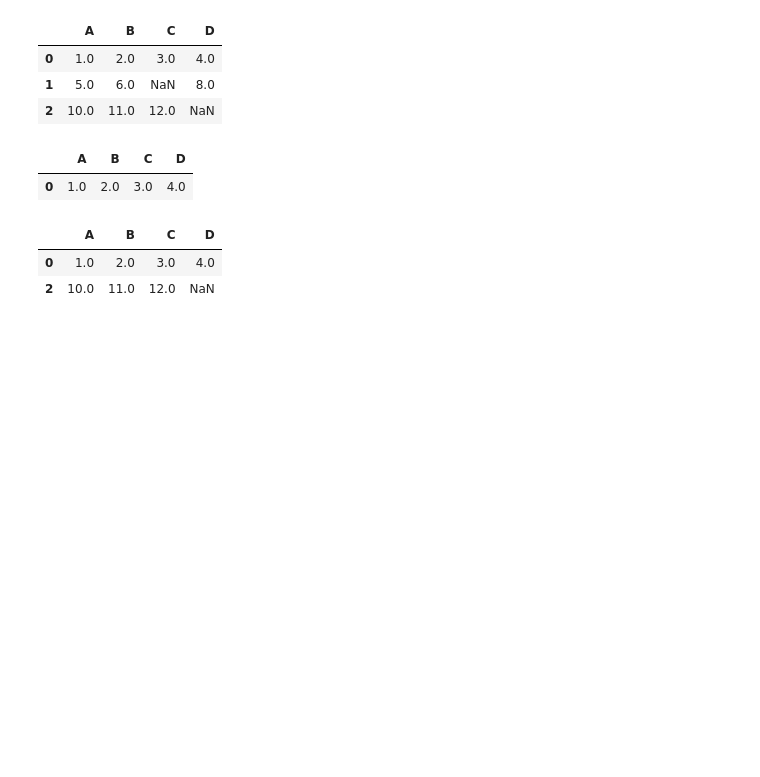
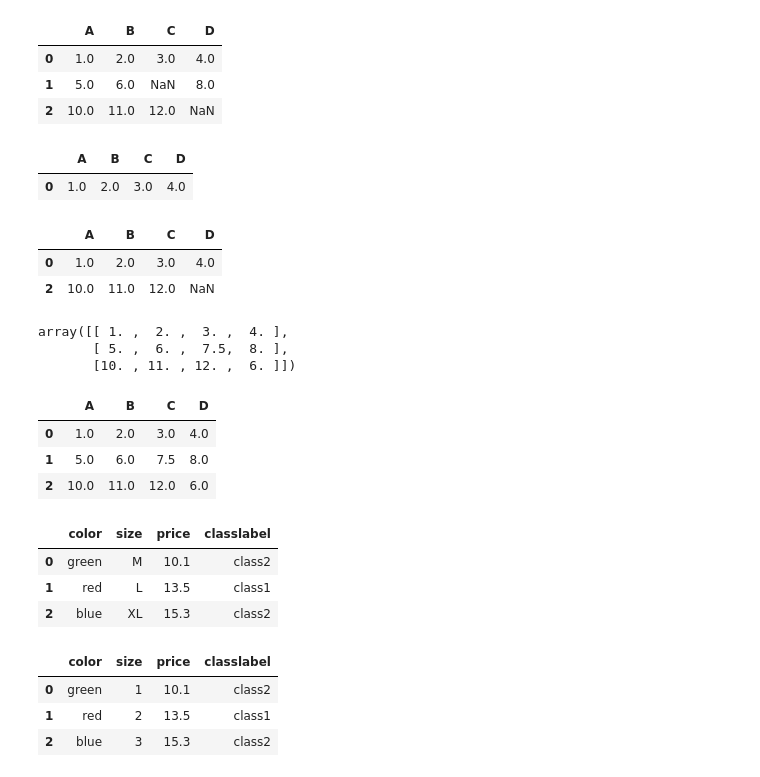
Before and after one commit to afif-af/ml_pytorch_scikitlearn, a Jupyter notebook: Chapter04ml_pytorch.ipynb, the cells around one changed output. Saved outputs shown, nothing was run; the diff lists cells and outputs as text; code cells hidden in the pictures; blank space fills up the shorter version.

```diff
--- a/Chapter04ml_pytorch.ipynb
+++ b/Chapter04ml_pytorch.ipynb
@@ -64,0 +68,16 @@ df.dropna(subset=['C'])
+# %%
+imr= SimpleImputer(missing_values=np.nan, strategy='mean')
+imr=imr.fit(df.values)
+imputed_data=imr.transform(df.values)
+imputed_data
+# %% [output]
+array([[ 1. ,  2. ,  3. ,  4. ],
+       [ 5. ,  6. ,  7.5,  8. ],
+       [10. , 11. , 12. ,  6. ]])
+# %%
+df.fillna(df.mean())
+# %% [output]
+|  | A | B | C | D |
+| 0 | 1.0 | 2.0 | 3.0 | 4.0 |
+| 1 | 5.0 | 6.0 | 7.5 | 8.0 |
+| 2 | 10.0 | 11.0 | 12.0 | 6.0 |
@@ -64,0 +93,7 @@ df.dropna(subset=['C'])
+# %%
+df
+# %% [output]
+|  | color | size | price | classlabel |
+| 0 | green | M | 10.1 | class2 |
+| 1 | red | L | 13.5 | class1 |
+| 2 | blue | XL | 15.3 | class2 |
@@ -64,0 +108,7 @@ df.dropna(subset=['C'])
+# %%
+df
+# %% [output]
+|  | color | size | price | classlabel |
+| 0 | green | 1 | 10.1 | class2 |
+| 1 | red | 2 | 13.5 | class1 |
+| 2 | blue | 3 | 15.3 | class2 |
```
Also changed, not shown: parts of 28 cells of this notebook.
